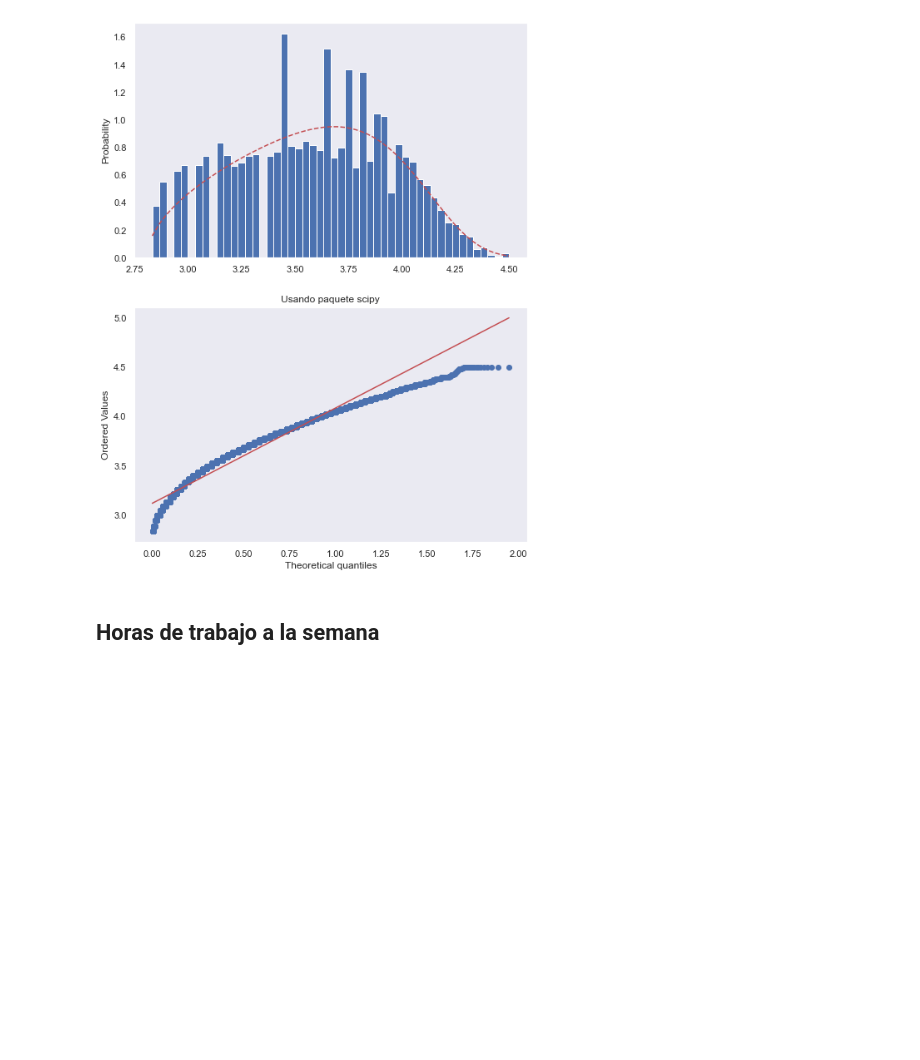
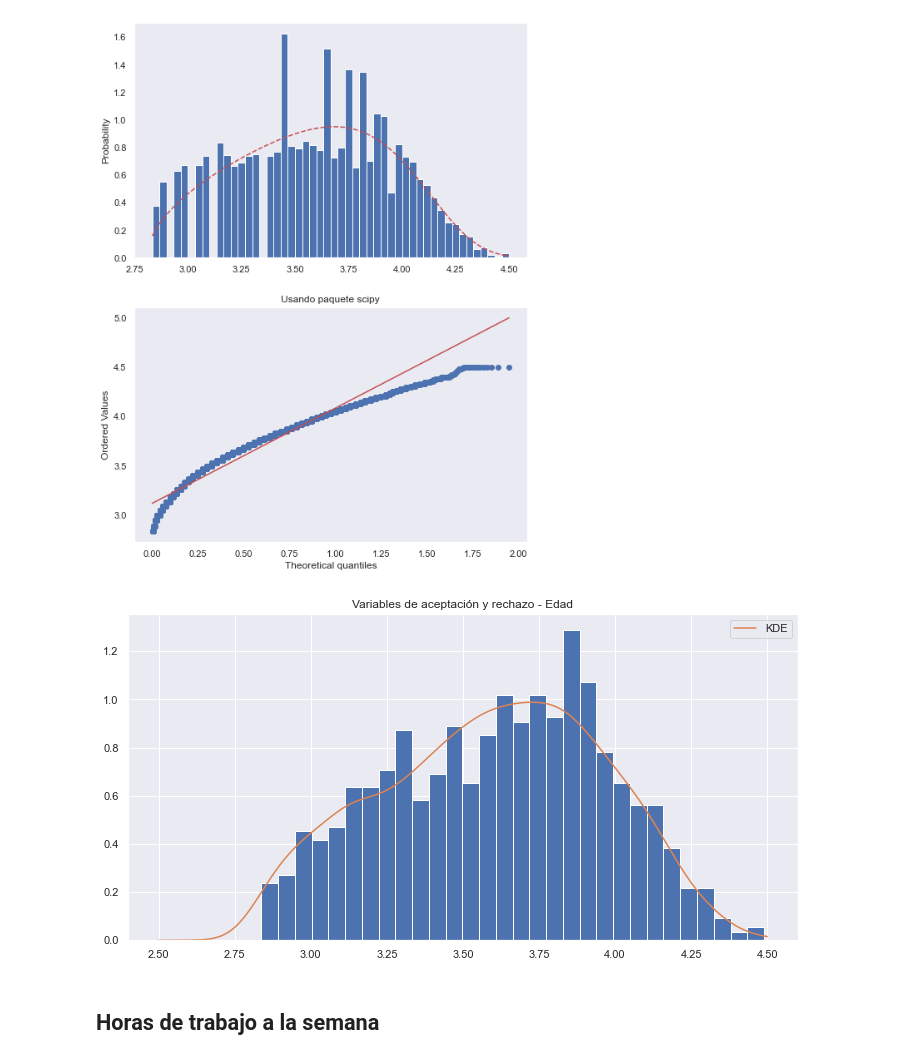
Before and after one commit to Tania-Bell/Proyecto_Modulo1, a Jupyter notebook: Proyecto_BellT_FloresA adult census.ipynb, the cells around one changed output. Drawn from its saved outputs; the diff is of its cells as text; code cells hidden in the pictures; blank space fills up the shorter version.

```diff
--- a/Proyecto_BellT_FloresA adult census.ipynb
+++ b/Proyecto_BellT_FloresA adult census.ipynb
@@ -176,22 +176,31 @@ def pruebaq_q(data, dist):
     ax[1].set_title('Usando paquete scipy')
     plt.show()
 
-def red_var(data, f, t, N, model):
-    R2 = muestra_estratificada(N*5)
-    np.random.shuffle(R2)
+def red_var(data, f, t, model):
+    N = 1000
+    r1 = muestra_est(N*5)
+    np.random.shuffle(r1)
     ct = 0
     i = 0
     var_acept = np.zeros(N)
     while ct < N:
-        R1 = np.random.uniform(min(data), max(data), 1)
-        f_x = f(R1, model)
-        t_x = t(R1)
-        condition = R2[i] * t_x <= f_x
+        r = np.random.uniform(min(data), max(data), 1)
+        f_x = f(r, model)
+        t_x = t(r)
+        condition = r1[i] * t_x <= f_x
         if condition[0]:
-            var_acept[ct] = R1[0]
+            var_acept[ct] = r[0]
             ct += 1
         i+=1
     return var_acept
+
+def pdf(x, model):
+    return np.exp(model.score_samples(x.reshape(-1, 1)))
+
+def muestra_est(n):
+    u = np.random.uniform(0, 1, n)
+    i = np.arange(0, n)
+    return (u + i) / n
 # %% [markdown]
 Encontramos el grid y bandwidth adecuado
 # %% [markdown]
@@ -266,23 +275,21 @@ pruebaq_q(edad,'exponweib')
 [figure]
 # %%
 model = KernelDensity(bandwidth=0.07142857142857142)
-model.fit(edad)
-x_grid = np.linspace(0, 1, 1000)
-pdf_edad = kde_pdf(x_grid[:, None], model)
+model.fit(edad.reshape(-1, 1))
+x_grid = np.linspace(2.5, 4.5, 1000)
+pdf_edad = pdf(x_grid[:, None], model)
 
 plt.figure(figsize=(12,6))
-var_aleatorias = red_var(edad,
-                                    kde_pdf,
-                                    lambda x: max(pdf_danceability) * np.ones(len(x)),
-                                    1_000,
-                                    model)
+var_aleatorias = red_var(edad,pdf, lambda x: max(pdf_edad) * np.ones(len(x)), model)
 
 plt.hist(var_aleatorias, 30, density=True)
 
-plt.plot(x_grid, pdf_danceability, alpha=1, label='KDE')
-plt.title('Histograma Variables Generadas Acep Rechazo Danceability')
+plt.plot(x_grid, pdf_edad, alpha=1, label='KDE')
+plt.title('Variables de aceptación y rechazo - Edad')
 plt.legend()
 plt.show()
+# %% [output]
+[figure, added]
 # %% [markdown]
 ## Horas de trabajo a la semana
 # %%
```
Also changed, not shown: parts of 1 cell of this notebook.
